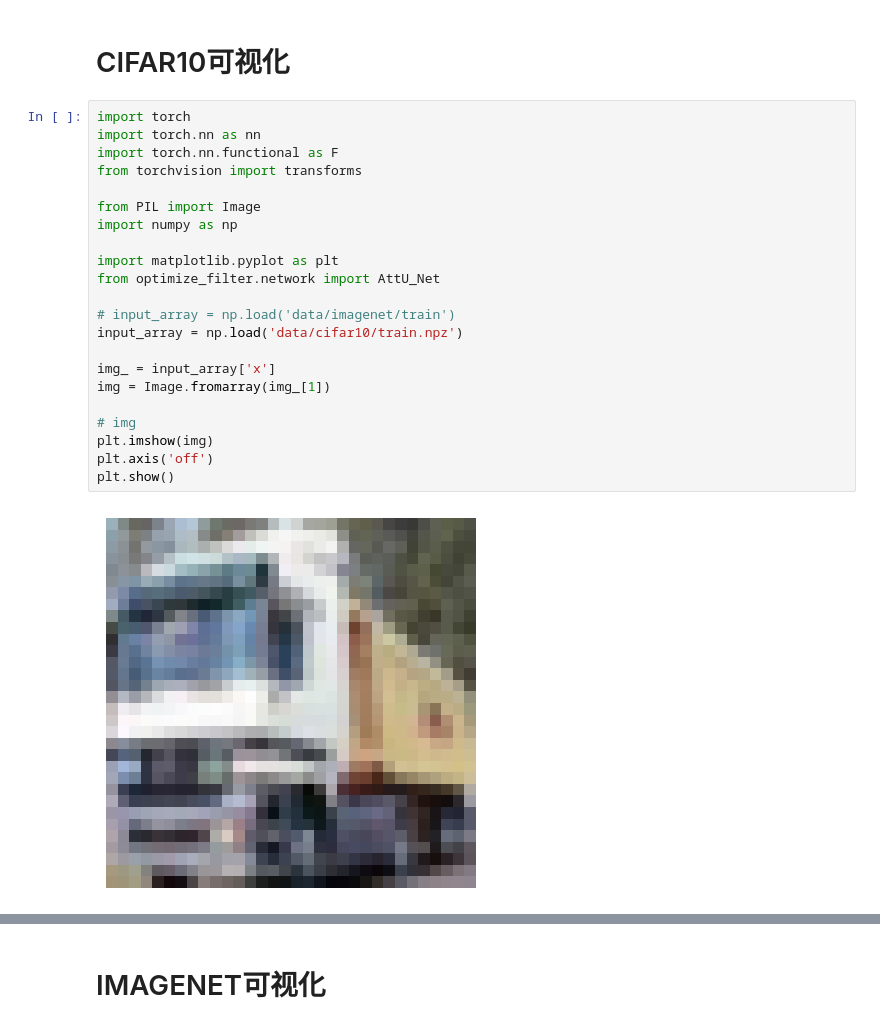
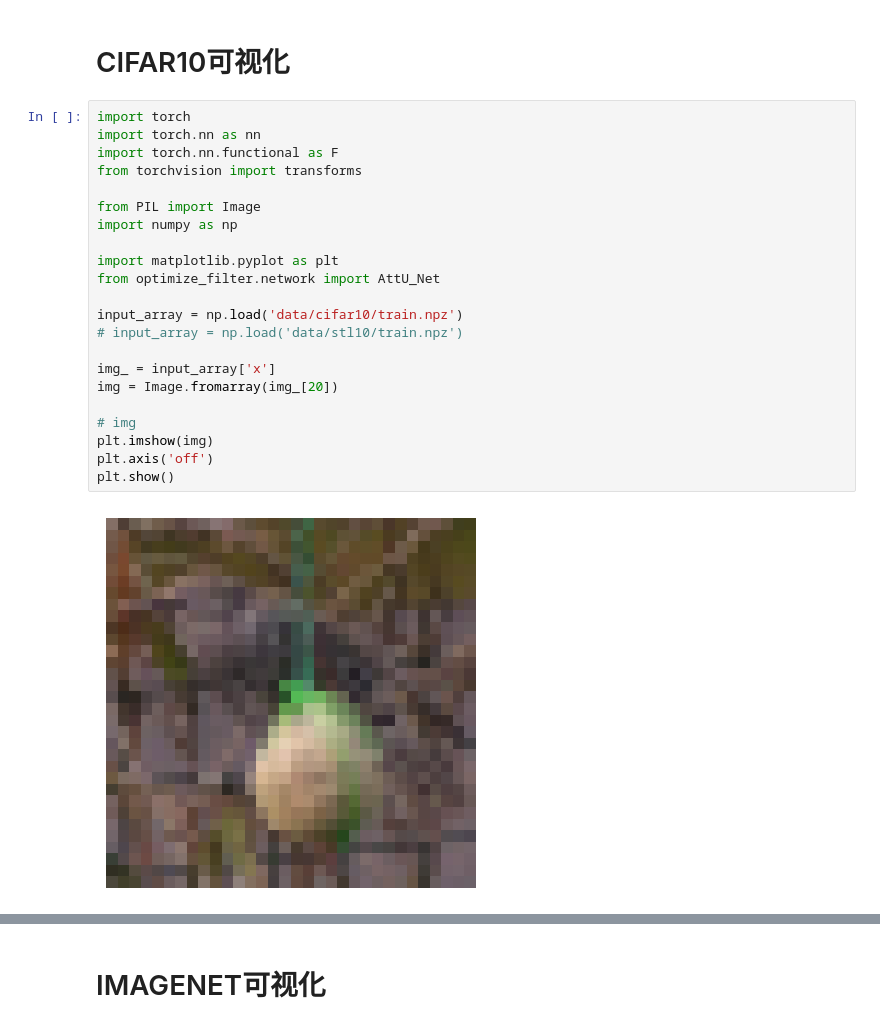
Before and after one commit to Zhang-Henry/badencoder_filter, a Jupyter notebook: example.ipynb, the cells around one changed output, grey strips where cells are left out. Saved outputs shown, nothing was run; the diff lists cells and outputs as text.

```diff
--- a/example.ipynb
+++ b/example.ipynb
@@ -278,27 +278,27 @@ plt.show()
 # %%
 import torch
 import torch.nn as nn
 import torch.nn.functional as F
 from torchvision import transforms
 
 from PIL import Image
 import numpy as np
 
 import matplotlib.pyplot as plt
 from optimize_filter.network import AttU_Net
 
-# input_array = np.load('data/imagenet/train')
 input_array = np.load('data/cifar10/train.npz')
+# input_array = np.load('data/stl10/train.npz')
 
 img_ = input_array['x']
-img = Image.fromarray(img_[1])
+img = Image.fromarray(img_[20])
 
 # img
 plt.imshow(img)
 plt.axis('off')
 plt.show()
 # %% [output]
-[figure, old version]
+[figure, new version]
 # %%
 transform1 = transforms.Compose([
     transforms.ToTensor(),
```
Also changed, not shown: parts of 5 cells of this notebook, 6 other files.
